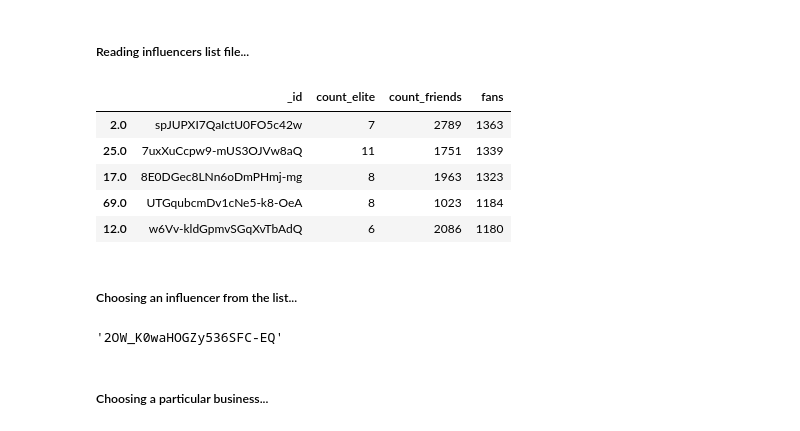
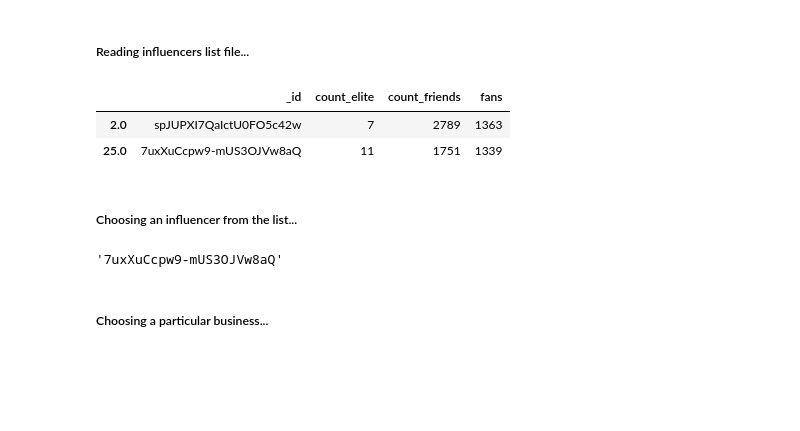
Before and after one commit to iabdrashitov/EDAs, a Jupyter notebook: Yelp_EDA_part2.ipynb, the cells around one changed output. Cells and saved outputs as stored; diff of their text form; code cells hidden in the pictures; blank space fills up the shorter version.

```diff
--- a/Yelp_EDA_part2.ipynb
+++ b/Yelp_EDA_part2.ipynb
@@ -33,24 +34,23 @@ else:
 # %%
 top_df = pd.read_json('intermediate_datasets\influencers.json')
 top_df = top_df.sort_values(['count_friends'], ascending=False) # Sorting influencers by the number of friends
 top_df = top_df.sort_values(['fans'], ascending=False) # Sorting influencers by the number of fans
-top_df.head()
+top_df.head(2)
+
+
 # not sorting by the number of elite years as in this case the sorting gives contoversial results
 # %% [output]
 |  | _id | count_elite | count_friends | fans |
 | 2.0 | spJUPXI7QaIctU0FO5c42w | 7 | 2789 | 1363 |
 | 25.0 | 7uxXuCcpw9-mUS3OJVw8aQ | 11 | 1751 | 1339 |
-| 17.0 | 8E0DGec8LNn6oDmPHmj-mg | 8 | 1963 | 1323 |
-| 69.0 | UTGqubcmDv1cNe5-k8-OeA | 8 | 1023 | 1184 |
-| 12.0 | w6Vv-kldGpmvSGqXvTbAdQ | 6 | 2086 | 1180 |
 # %% [markdown]
 ##### Choosing an influencer from the list...
 # %%
-influencer = top_df._id[(top_df.index[710])] # Picking a particular influencer from the list index[]
+influencer = top_df._id[(top_df.index[1])] # Picking a particular influencer from the list index[]
 influencer_reviews = list(db.review.find({"user_id":influencer})) # fetching all reviews done by this influencer from the data base
 influencer
 # %% [output]
-'2OW_K0waHOGZy536SFC-EQ'
+'7uxXuCcpw9-mUS3OJVw8aQ'
 # %% [markdown]
 ##### Choosing a particular business...
 # %%
```
Also changed, not shown: parts of 11 cells of this notebook, 2 other files.
